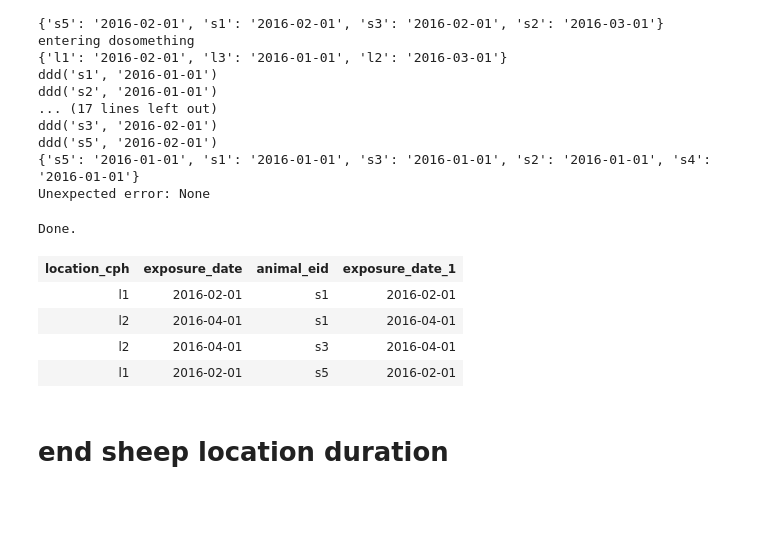
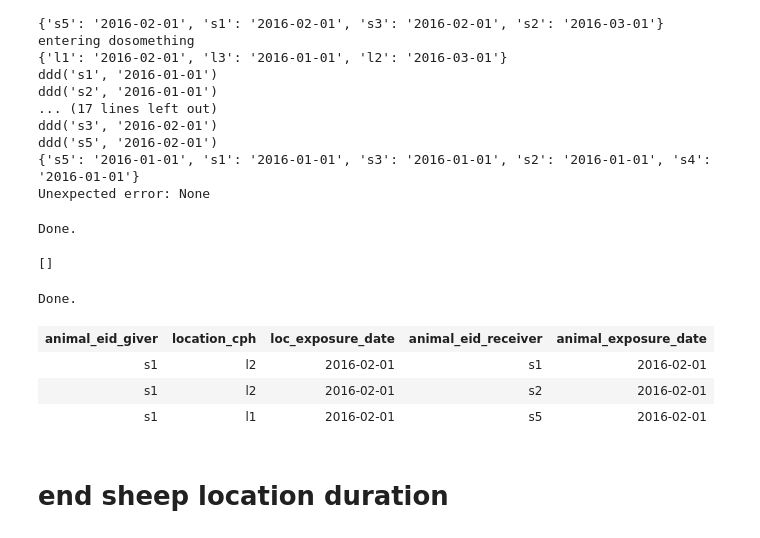
Before and after one commit to cmactagg/animal_traceability, a Jupyter notebook: sheep_tracker.ipynb, the cells around one changed output. Drawn from its saved outputs; the diff is of its cells as text; code cells hidden in the pictures; blank space fills up the shorter version.

Commit message:
playing around with different algorithm for identifying exposures by captureing more data and putting it into the db

```diff
--- a/sheep_tracker.ipynb
+++ b/sheep_tracker.ipynb
@@ -412,26 +415,34 @@ ddd('s3', '2016-02-01')
 ddd('s5', '2016-02-01')
 {'s5': '2016-01-01', 's1': '2016-01-01', 's3': '2016-01-01', 's2': '2016-01-01', 's4': '2016-01-01'}
 Unexpected error: None
+# %%
+%sql sqlite:///C:\\Users\\mtags\\Desktop\\sheep.db
+#%sql delete from mydata
+%sql CREATE TABLE exposure_incident ( \
+    giver_animal_eid INTEGER, \
+    location_cph VARCHAR(16), \
+    location_exposure_date DATE, \
+    receiver_animal_eid INTEGER, \
+    animal_exposure_date DATE \
+)
+# %% [output]
+Done.
+[]
 # %%
 %sql sqlite:///C:\\Users\\mtags\\Desktop\\sheep.db
-#%sql delete from mydata
-#%sql select *, CASE WHEN sheepq.arrival_date > '2016-02-01' then sheepq.arrival_date else '2016-02-01' end AS exposure_date from sheep_location as sheepq, \
-#    (select * from sheep_location where location_cph = 'l2' and departure_date >= '2016-02-01') as locq \
-#    where locq.animal_eid = sheepq.animal_eid AND sheepq.departure_date >= '2016-02-01';
 
-%sql select locq.*, animal_eid, CASE WHEN arrival_date > locq.exposure_date then arrival_date else locq.exposure_date end AS exposure_date from sheep_location shpq, \
-    (select location_cph, min(CASE WHEN arrival_date > '2016-02-01' then arrival_date else '2016-02-01' end) AS exposure_date \
-    from sheep_location where animal_eid = 's1' and departure_date >= '2016-02-01' GROUP BY location_cph) as locq \
-    where shpq.location_cph = locq.location_cph and shpq.departure_date > locq.exposure_date;
+%sql select locq.*, shpq.animal_eid as animal_eid_receiver, CASE WHEN arrival_date > locq.loc_exposure_date then arrival_date else locq.loc_exposure_date end AS animal_exposure_date from sheep_location shpq, \
+    (select animal_eid as animal_eid_giver, location_cph, min(CASE WHEN arrival_date > '2016-02-01' then arrival_date else '2016-02-01' end) AS loc_exposure_date \
+    from sheep_location where animal_eid = 's1' and departure_date >= '2016-02-01' GROUP BY animal_eid, location_cph) as locq \
+    where shpq.location_cph = locq.location_cph and shpq.departure_date > locq.loc_exposure_date;
 
-#%sql select location_cph, min(CASE WHEN arrival_date > '2016-02-01' then arrival_date else '2016-02-01' end) AS exposure_date \
-#    from sheep_location where animal_eid = 's1' and departure_date >= '2016-02-01' GROUP BY location_cph;
+# %sql select *, location_cph, min(CASE WHEN arrival_date > '2016-02-01' then arrival_date else '2016-02-01' end) AS exposure_date \
+#     from sheep_location where animal_eid = 's1' and departure_date >= '2016-02-01' ;
 # %% [output]
 Done.
-| location_cph | exposure_date | animal_eid | exposure_date_1 |
-| l1 | 2016-02-01 | s1 | 2016-02-01 |
-| l2 | 2016-04-01 | s1 | 2016-04-01 |
-| l2 | 2016-04-01 | s3 | 2016-04-01 |
-| l1 | 2016-02-01 | s5 | 2016-02-01 |
+| animal_eid_giver | location_cph | loc_exposure_date | animal_eid_receiver | animal_exposure_date |
+| s1 | l2 | 2016-02-01 | s1 | 2016-02-01 |
+| s1 | l2 | 2016-02-01 | s2 | 2016-02-01 |
+| s1 | l1 | 2016-02-01 | s5 | 2016-02-01 |
 # %% [markdown]
 # end sheep location duration
```
Also changed, not shown: parts of 1 cell of this notebook, 2 other files.
